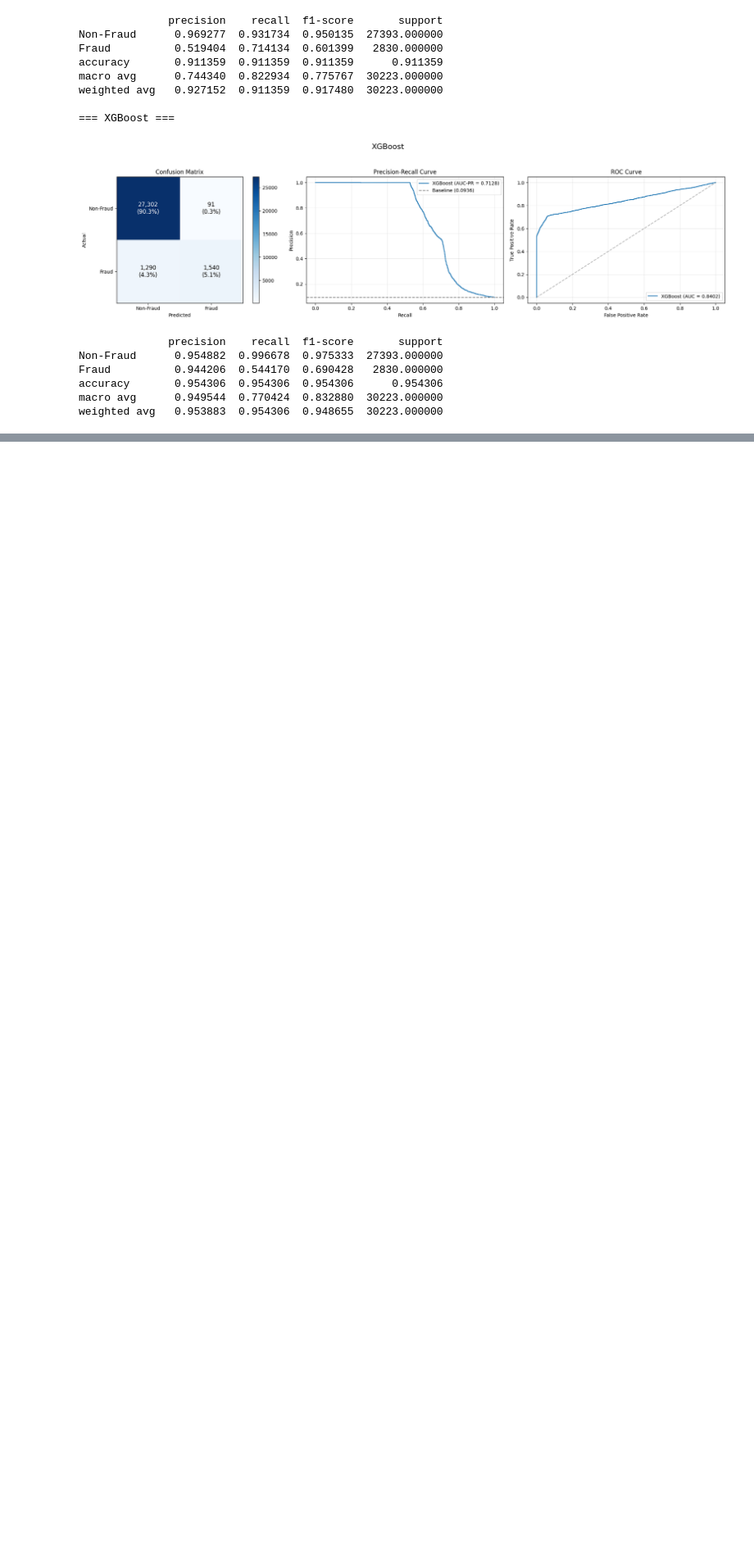
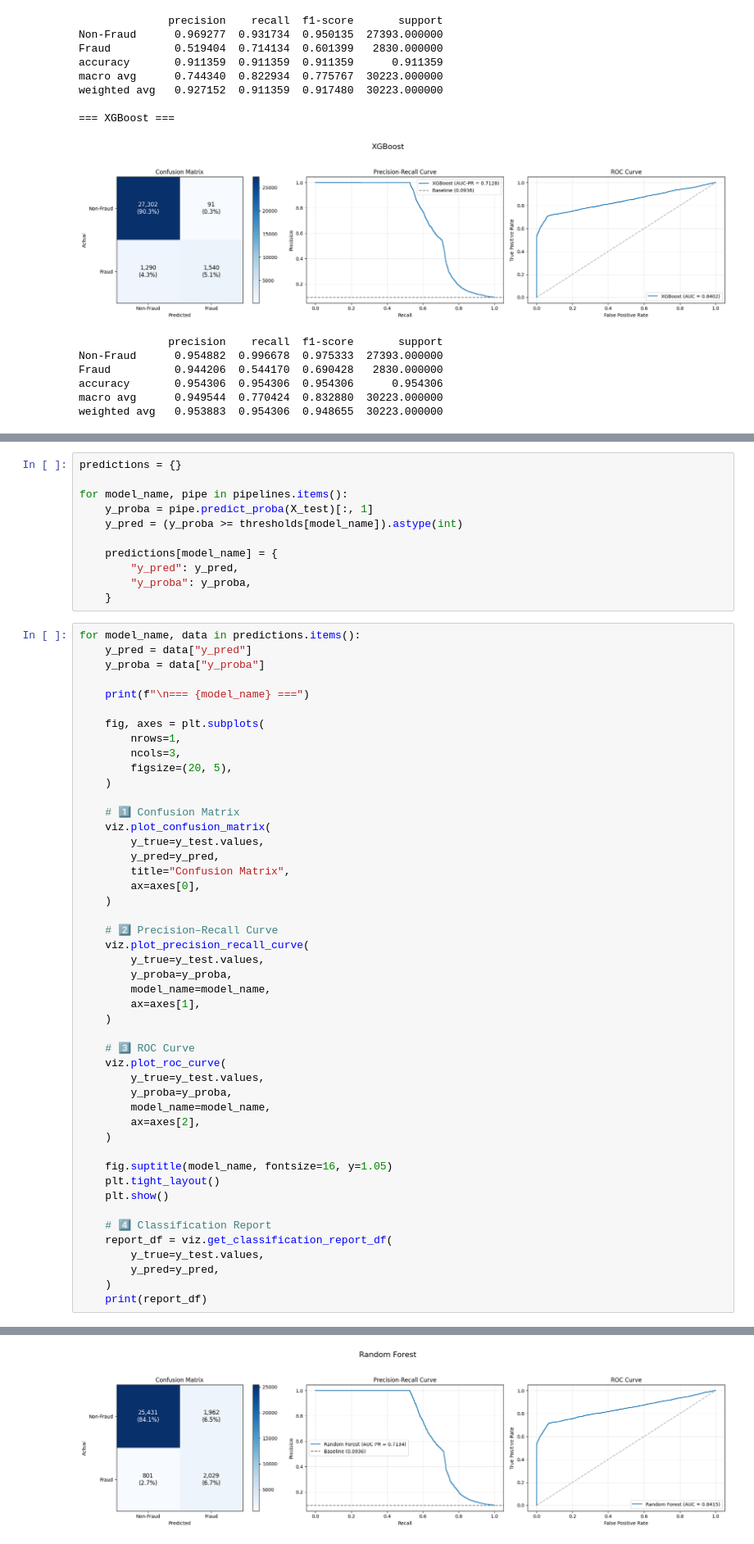
Before and after one commit to tib-dev/fraud-detection, a Jupyter notebook: notebooks/ecommerce_fraud_modeling.ipynb, the cells around one changed output, grey strips where cells are left out. Shown: that part at 82% size. Cells and saved outputs as stored; diff of their text form; blank space fills up the shorter version.

Commit message:
Update ecommerce_fraud_modeling.py

```diff
--- a/notebooks/ecommerce_fraud_modeling.ipynb
+++ b/notebooks/ecommerce_fraud_modeling.ipynb
@@ -275,0 +370,59 @@ weighted avg   0.953883  0.954306  0.948655  30223.000000
+# %%
+predictions = {}
+
+for model_name, pipe in pipelines.items():
+    y_proba = pipe.predict_proba(X_test)[:, 1]
+    y_pred = (y_proba >= thresholds[model_name]).astype(int)
+
+    predictions[model_name] = {
+        "y_pred": y_pred,
+        "y_proba": y_proba,
+    }
+# %%
+for model_name, data in predictions.items():
+    y_pred = data["y_pred"]
+    y_proba = data["y_proba"]
+
+    print(f"\n=== {model_name} ===")
+
+    fig, axes = plt.subplots(
+        nrows=1,
+        ncols=3,
+        figsize=(20, 5),
+    )
+
+    # 1️⃣ Confusion Matrix
+    viz.plot_confusion_matrix(
+        y_true=y_test.values,
+        y_pred=y_pred,
+        title="Confusion Matrix",
+        ax=axes[0],
+    )
+
+    # 2️⃣ Precision–Recall Curve
+    viz.plot_precision_recall_curve(
+        y_true=y_test.values,
+        y_proba=y_proba,
+        model_name=model_name,
+        ax=axes[1],
+    )
+
+    # 3️⃣ ROC Curve
+    viz.plot_roc_curve(
+        y_true=y_test.values,
+        y_proba=y_proba,
+        model_name=model_name,
+        ax=axes[2],
+    )
+
+    fig.suptitle(model_name, fontsize=16, y=1.05)
+    plt.tight_layout()
+    plt.show()
+
+    # 4️⃣ Classification Report
+    report_df = viz.get_classification_report_df(
+        y_true=y_test.values,
+        y_pred=y_pred,
+    )
+    print(report_df)
+# %% [output]
@@ -275,0 +430 @@ weighted avg   0.953883  0.954306  0.948655  30223.000000
+[figure, added]
```
Also changed, not shown: parts of 11 cells of this notebook.
